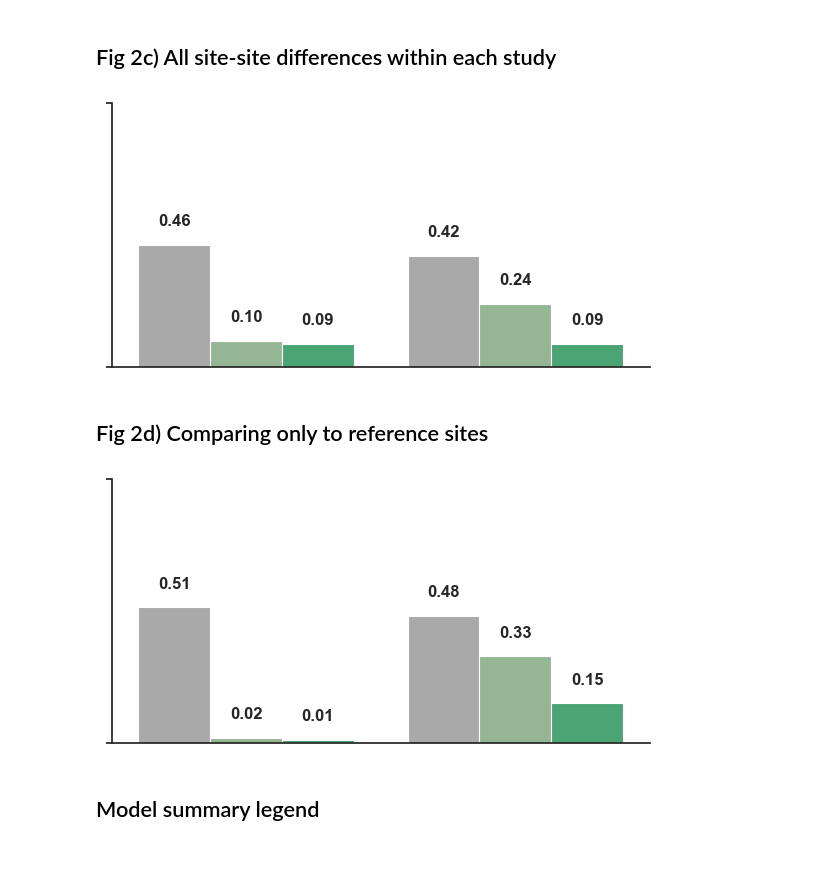
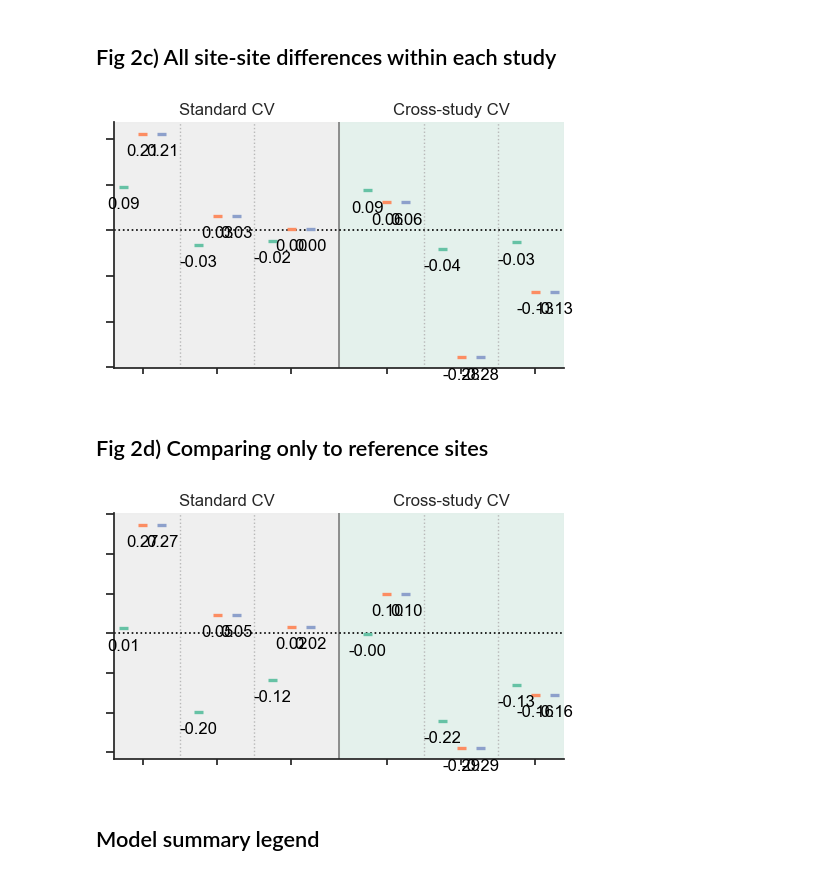
Before and after one commit to j-nystrom/biodiversity-impacts, a Jupyter notebook: notebooks/1_manuscript_main.ipynb, the cells around one changed output. Cells and saved outputs as stored; diff of their text form; code cells hidden in the pictures.

Commit message:
Update manuscript figure notebooks

```diff
--- a/notebooks/1_manuscript_main.ipynb
+++ b/notebooks/1_manuscript_main.ipynb
@@ -164,5 +191,0 @@ Cross-study CV, (25987, 7)
-# %%
-print("BHM alpha shapes:")
-for mode in bhm_alpha_results.keys():
-    df = bhm_alpha_results[mode]
-    print(f"{mode}, {df.shape}")
@@ -174,6 +192,16 @@ Cross-study CV, (31242, 8)
 # %%
-print("LMM beta shapes:")
-for mode in lmm_beta_results.keys():
-    df = lmm_beta_results[mode]
+print("SBM beta shapes:")
+for mode in sbm_beta_results.keys():
+    df = sbm_beta_results[mode]
     print(f"{mode}, {df.shape}")
+
+print("\nBRM beta shapes:")
+for mode in brm_beta_results.keys():
+    df = brm_beta_results[mode]
+    print(f"{mode}, {df.shape}")
+
+print("\nBRTM beta shapes:")
+for mode in brtm_beta_results.keys():
+    df = brtm_beta_results[mode]
+    print(f"{mode}, {df.shape}")
 # %% [output]
@@ -184,5 +221,0 @@ Cross-study CV, (29088, 7)
-# %%
-print("BHM beta shapes:")
-for mode in bhm_beta_results.keys():
-    df = bhm_beta_results[mode]
-    print(f"{mode}, {df.shape}")
@@ -649,12 +896,14 @@ def estimate_delta_predictions(
 # Produce dicts of model and mode dataframes from the prediction dfs
 alpha_delta_results_all_sites = estimate_delta_predictions(
     state_pred_dfs={
-        "LMM alpha": lmm_alpha_results,
-        "BHM alpha": bhm_alpha_results,
+        "SBM alpha": sbm_alpha_results,
+        "BRM alpha": brm_alpha_results,
+        "BRTM alpha": brtm_alpha_results,
     },
     run_folders={
-        "LMM alpha": lmm_alpha_folders,
-        "BHM alpha": bhm_alpha_folders,
+        "SBM alpha": sbm_alpha_folders,
+        "BRM alpha": brm_alpha_folders,
+        "BRTM alpha": brtm_alpha_folders,
     },
     grouping_level="SSB",
     reference_comparison_only=False,
@@ -665,19 +914,17 @@ alpha_delta_summary_all_sites = build_model_performance_summary(
     alpha_delta_results_all_sites
 )
 # %%
-fig = model_comparison_barplot(
+fig = model_performance_split_dotplot(
     alpha_delta_summary_all_sites,
     figsize=(5.8, 3),
-    mode_color_scheme=summary_colors,
-    show_bar_values=True,
     show_axes_labels_values=False,
     show_legend=False,
-    bar_number_size=12,
+    point_size=28,
     axes_number_size=12,
     axes_label_size=12,
 )
 # %% [output]
-[figure, old version]
+[figure, new version]
 # %%
 fig.savefig(
     "../../documents/plots/alpha_delta_all_pairs.svg",
@@ -706,19 +955,17 @@ alpha_delta_summary_ref_only = build_model_performance_summary(
     alpha_delta_results_ref_only
 )
 # %%
-fig = model_comparison_barplot(
+fig = model_performance_split_dotplot(
     alpha_delta_summary_ref_only,
     figsize=(5.8, 3),
-    mode_color_scheme=summary_colors,
-    show_bar_values=True,
     show_axes_labels_values=False,
     show_legend=False,
-    bar_number_size=12,
+    point_size=28,
     axes_number_size=12,
     axes_label_size=12,
 )
 # %% [output]
-[figure, old version]
+[figure, new version]
 # %%
 fig.savefig(
     "../../documents/plots/alpha_delta_ref_pairs.svg",
```
Also changed, not shown: parts of 64 cells of this notebook, 1 other file.
